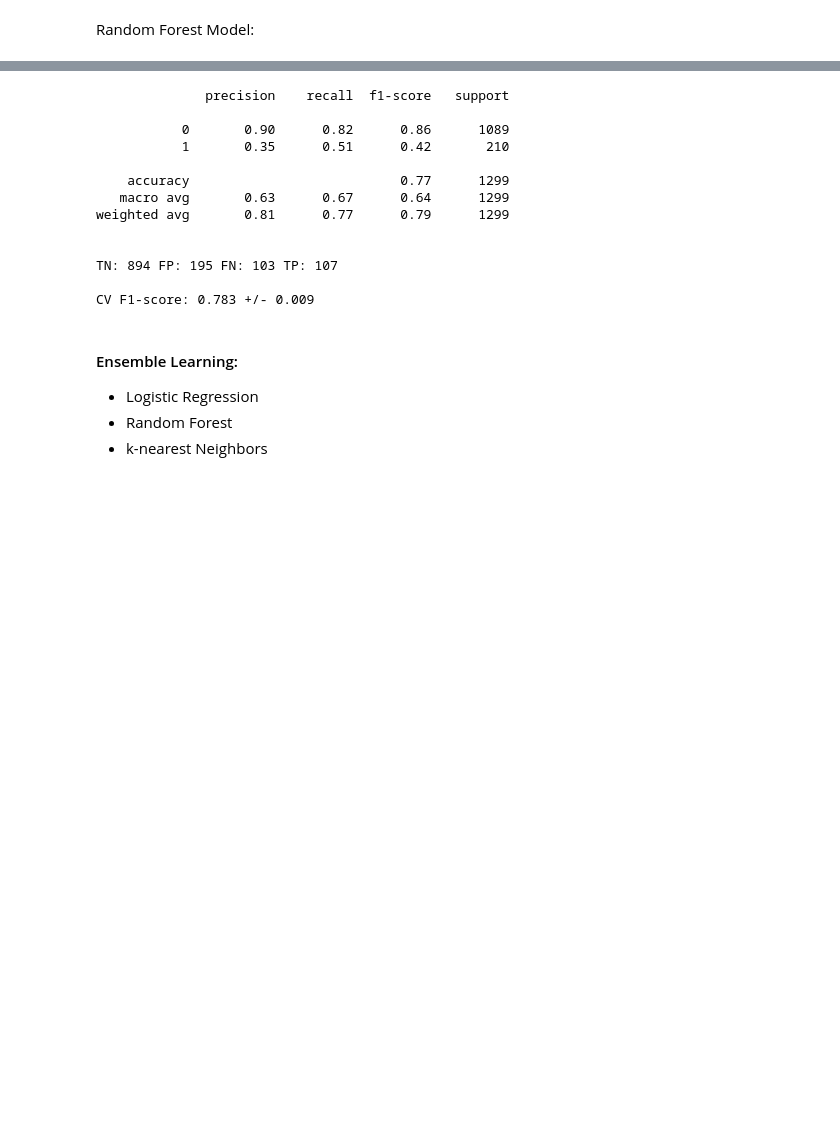
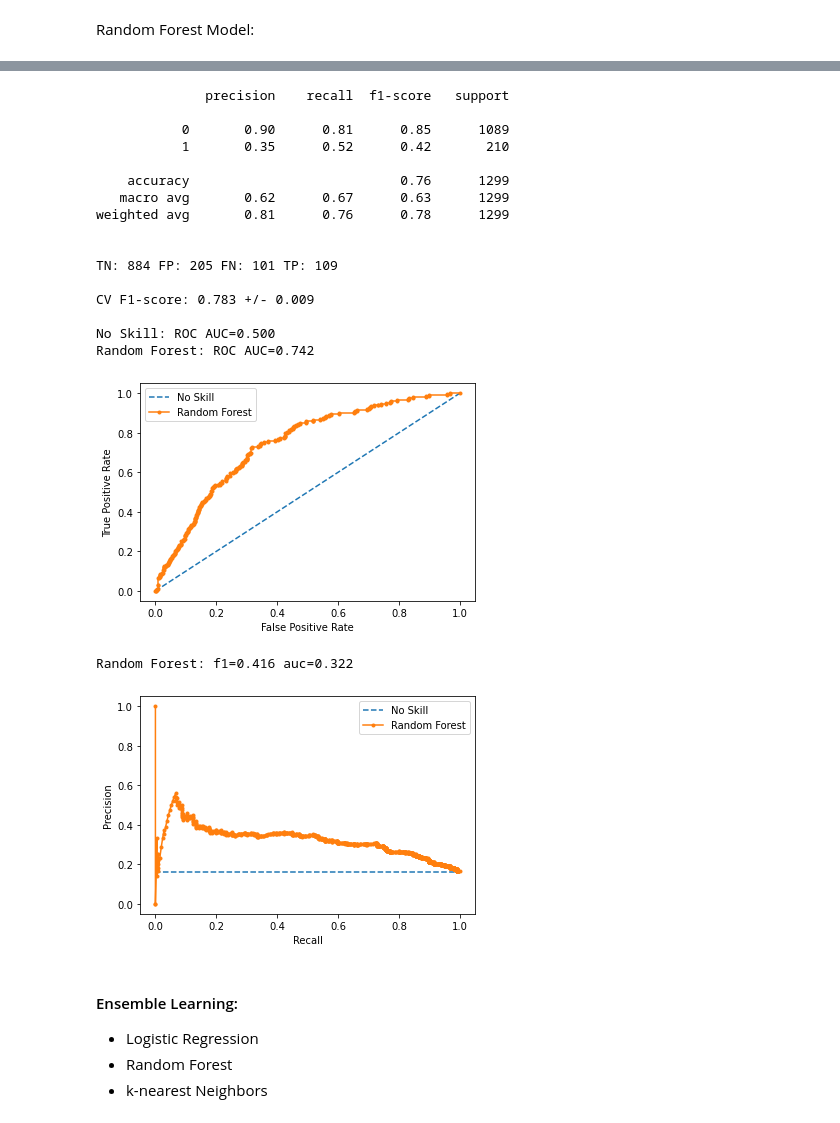
Before and after one commit to The-Electric-Moccasins/resistance-prediction, a Jupyter notebook: esbl_model_dev_ts.ipynb, the cells around one changed output, grey strips where cells are left out. Cells and saved outputs as stored; diff of their text form; code cells hidden in the pictures; blank space fills up the shorter version.

```diff
--- a/esbl_model_dev_ts.ipynb
+++ b/esbl_model_dev_ts.ipynb
@@ -660,39 +665,51 @@ CV F1-score: 0.786 +/- 0.015
 forest = RandomForestClassifier(random_state=RANDOM_STATE,
                                class_weight='balanced_subsample',
                                n_estimators=150,
                                max_depth=20,
                                max_leaf_nodes=70,
                                max_features=40,
                                max_samples=0.9,
                                min_samples_leaf=2,
                                min_samples_split=10)
 
 # Train model
 forest.fit(X_over, y_over)
 # Prediction
 y_true, y_pred = y_test, forest.predict(X_test)
 # Classification report (recall, preccision, f-score, accuracy)
 print(classification_report(y_true, y_pred))
 print()
 tn, fp, fn, tp = confusion_matrix(y_true=y_test, y_pred=y_pred).ravel()
 print('TN:',tn, 'FP:',fp, 'FN:',fn, 'TP:',tp )
 print()
 scores = cross_val_score(forest, X_train, y_train, scoring=score_f1, cv=5)
 print('CV F1-score: %.3f +/- %.3f' % (np.mean(scores), np.std(scores)))
+# ROC_AUC curve
+print()
+plt_roc_auc_curve(forest, X_test, y_test, model_name='Random Forest')
+# Precision_Recall curve
+print()
+plt_precision_recall_curve(forest, X_test, y_test, model_name='Random Forest')
 # %% [output]
               precision    recall  f1-score   support
 
-           0       0.90      0.82      0.86      1089
-           1       0.35      0.51      0.42       210
+           0       0.90      0.81      0.85      1089
+           1       0.35      0.52      0.42       210
 
-    accuracy                           0.77      1299
-   macro avg       0.63      0.67      0.64      1299
-weighted avg       0.81      0.77      0.79      1299
+    accuracy                           0.76      1299
+   macro avg       0.62      0.67      0.63      1299
+weighted avg       0.81      0.76      0.78      1299
 
 
-TN: 894 FP: 195 FN: 103 TP: 107
+TN: 884 FP: 205 FN: 101 TP: 109
 
 CV F1-score: 0.783 +/- 0.009
+
+No Skill: ROC AUC=0.500
+Random Forest: ROC AUC=0.742
+[figure, added]
+Random Forest: f1=0.416 auc=0.322
+[figure, added]
 # %%
 # save classification report
 clsf_report = pd.DataFrame(classification_report(y_true, y_pred, output_dict=True)).transpose()
```
Also changed, not shown: parts of 4 cells of this notebook.
